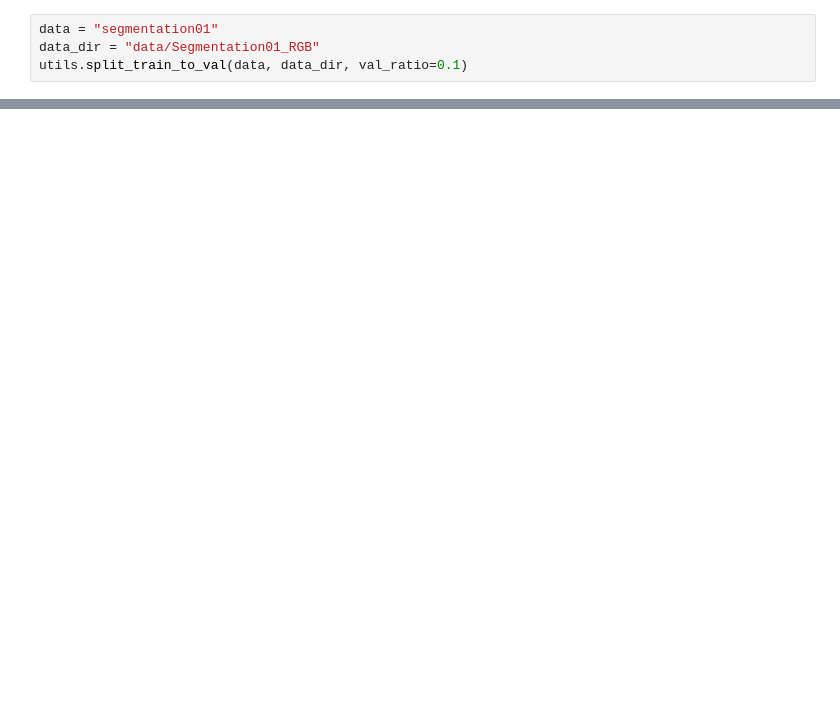
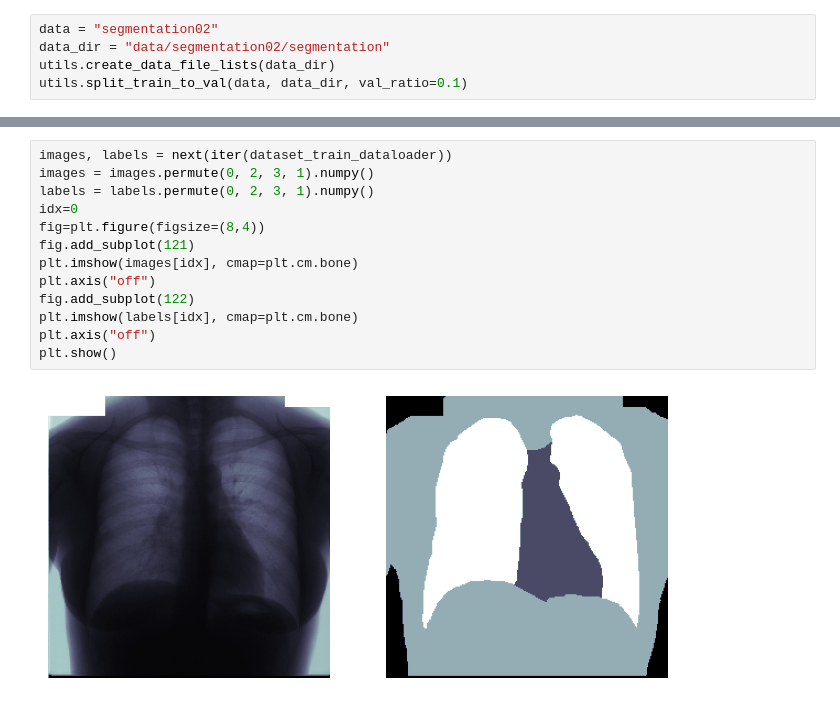
Before and after one commit to rishitoshsingh/Chest-XRay-Analysis, a Jupyter notebook: data-explorer.ipynb, the cells around one changed output, grey strips where cells are left out. Drawn from its saved outputs; the diff is of its cells as text; blank space fills up the shorter version.

```diff
--- a/data-explorer.ipynb
+++ b/data-explorer.ipynb
@@ -9,4 +11,5 @@ import torchvision.transforms as transforms
 # %%
-data = "segmentation01"
-data_dir = "data/Segmentation01_RGB"
+data = "segmentation02"
+data_dir = "data/segmentation02/segmentation"
+utils.create_data_file_lists(data_dir)
 utils.split_train_to_val(data, data_dir, val_ratio=0.1)
@@ -59,0 +100,15 @@ Feature batch shape: 4
+# %%
+images, labels = next(iter(dataset_train_dataloader))
+images = images.permute(0, 2, 3, 1).numpy()
+labels = labels.permute(0, 2, 3, 1).numpy()
+idx=0
+fig=plt.figure(figsize=(8,4))
+fig.add_subplot(121)
+plt.imshow(images[idx], cmap=plt.cm.bone)
+plt.axis("off")
+fig.add_subplot(122)
+plt.imshow(labels[idx], cmap=plt.cm.bone)
+plt.axis("off")
+plt.show()
+# %% [output]
+[figure, added]
```
Also changed, not shown: parts of 14 cells of this notebook, 29 other files.
